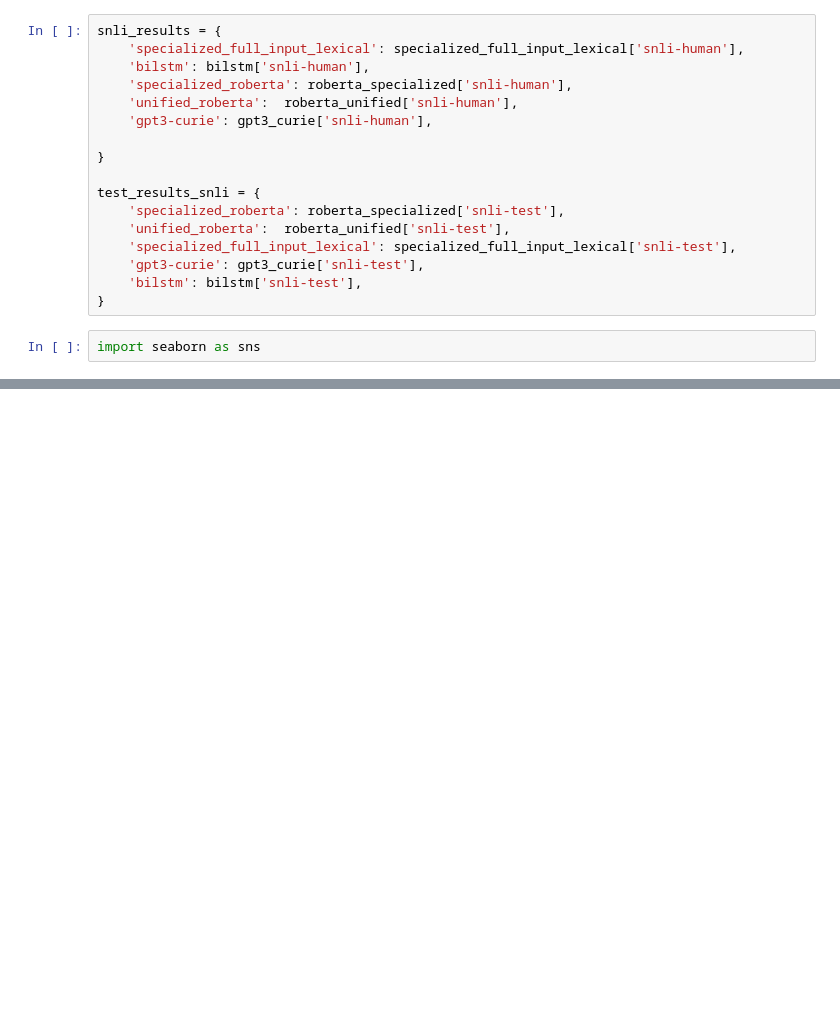
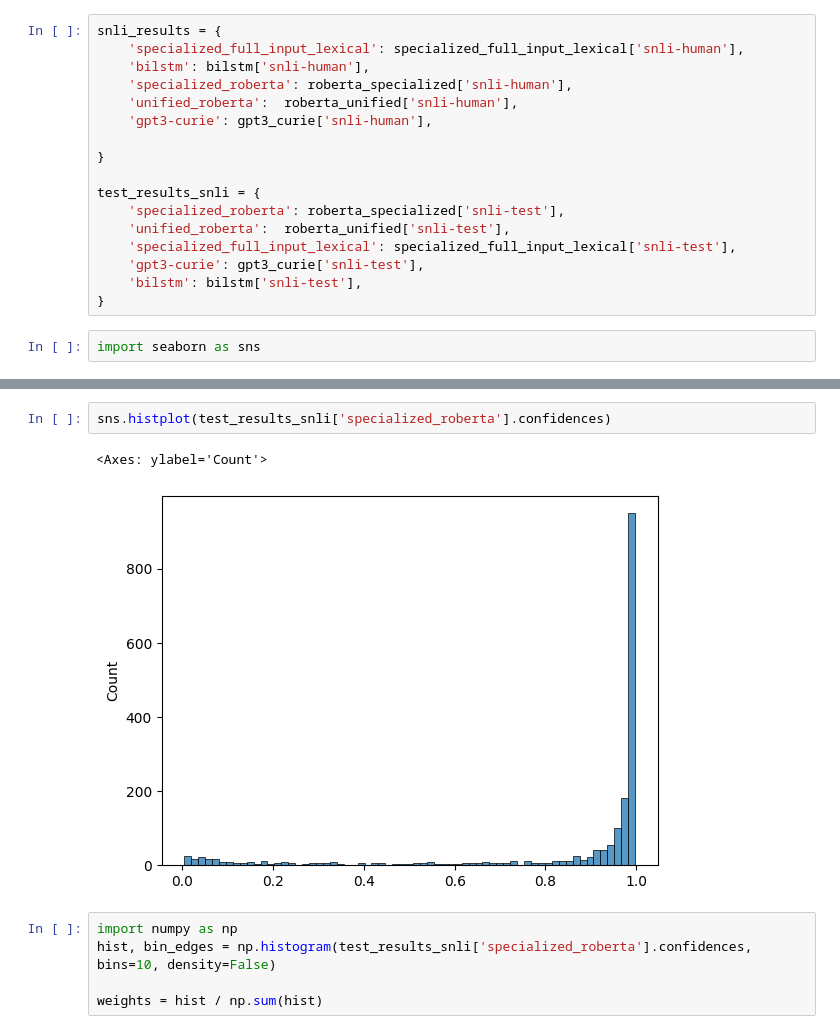
Before and after one commit to nehasrikn/paraphrase-nlu-internal, a Jupyter notebook: experiments/human_consistency/plot_playground_buckets.ipynb, the cells around one changed output, grey strips where cells are left out. Cells and saved outputs as stored; diff of their text form; blank space fills up the shorter version.

```diff
--- a/experiments/human_consistency/plot_playground_buckets.ipynb
+++ b/experiments/human_consistency/plot_playground_buckets.ipynb
@@ -81,0 +113,10 @@ Weighted consistency: 0.8538085867811591
+# %%
+sns.histplot(test_results_snli['specialized_roberta'].confidences)
+# %% [output]
+<Axes: ylabel='Count'>
+[figure, added]
+# %%
+import numpy as np
+hist, bin_edges = np.histogram(test_results_snli['specialized_roberta'].confidences, bins=10, density=False)
+
+weights = hist / np.sum(hist)
```
Also changed, not shown: parts of 7 cells of this notebook, 48 other files.
